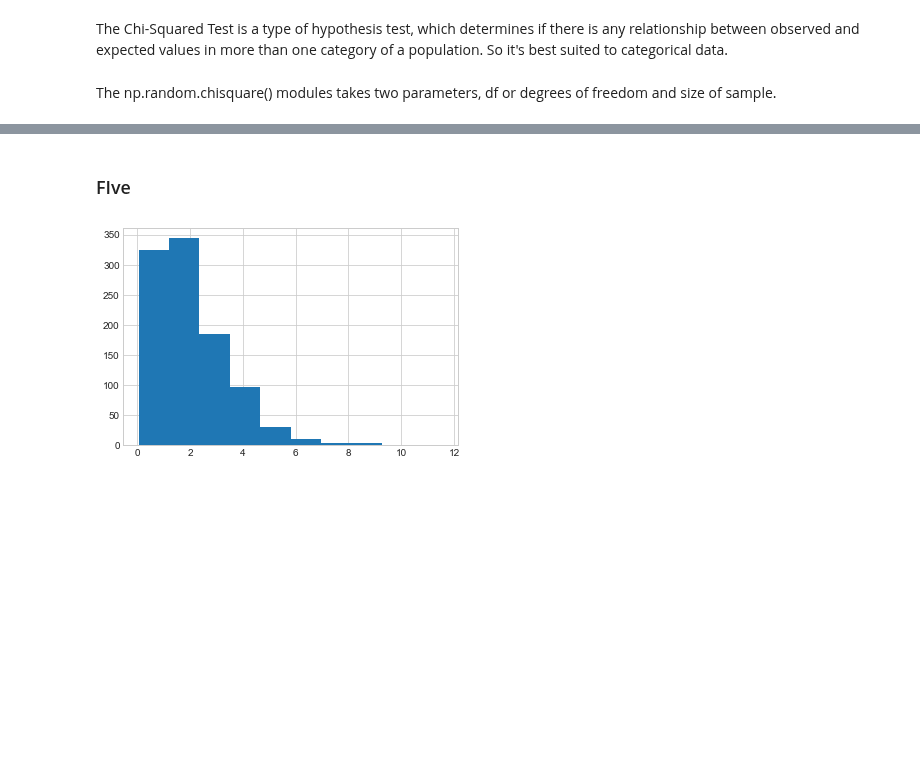
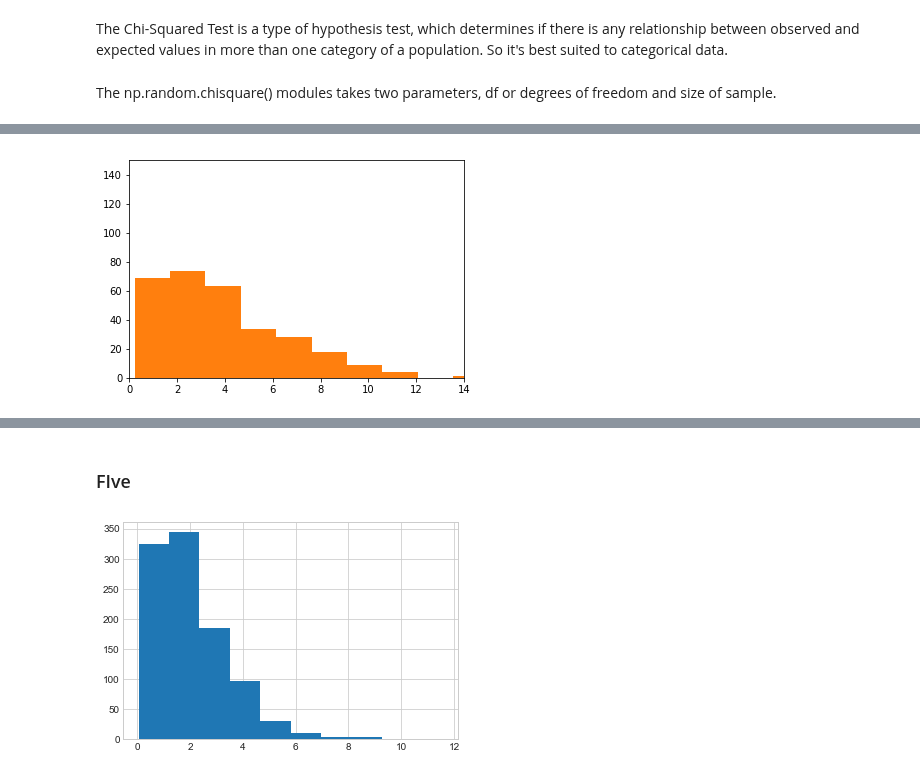
Before and after one commit to MarionMcG/numpy.random, a Jupyter notebook: numpy-random.ipynb, the cells around one changed output, grey strips where cells are left out. Cells and saved outputs as stored; diff of their text form; code cells hidden in the pictures; blank space fills up the shorter version.

```diff
--- a/numpy-random.ipynb
+++ b/numpy-random.ipynb
@@ -478 +485,9 @@ The np.random.chisquare() modules takes two parameters, df or degrees of freedom
+# %%
+s2 = np.random.chisquare(4, 300)
+plt.hist(s2, color = 'tab:orange')
+plt.ylim(0, 150, 10)
+plt.xlim(0, 14, 2)
+plt.show()
+# %% [output]
+[figure, added]
 # %%
```
Also changed, not shown: parts of 3 cells of this notebook.
